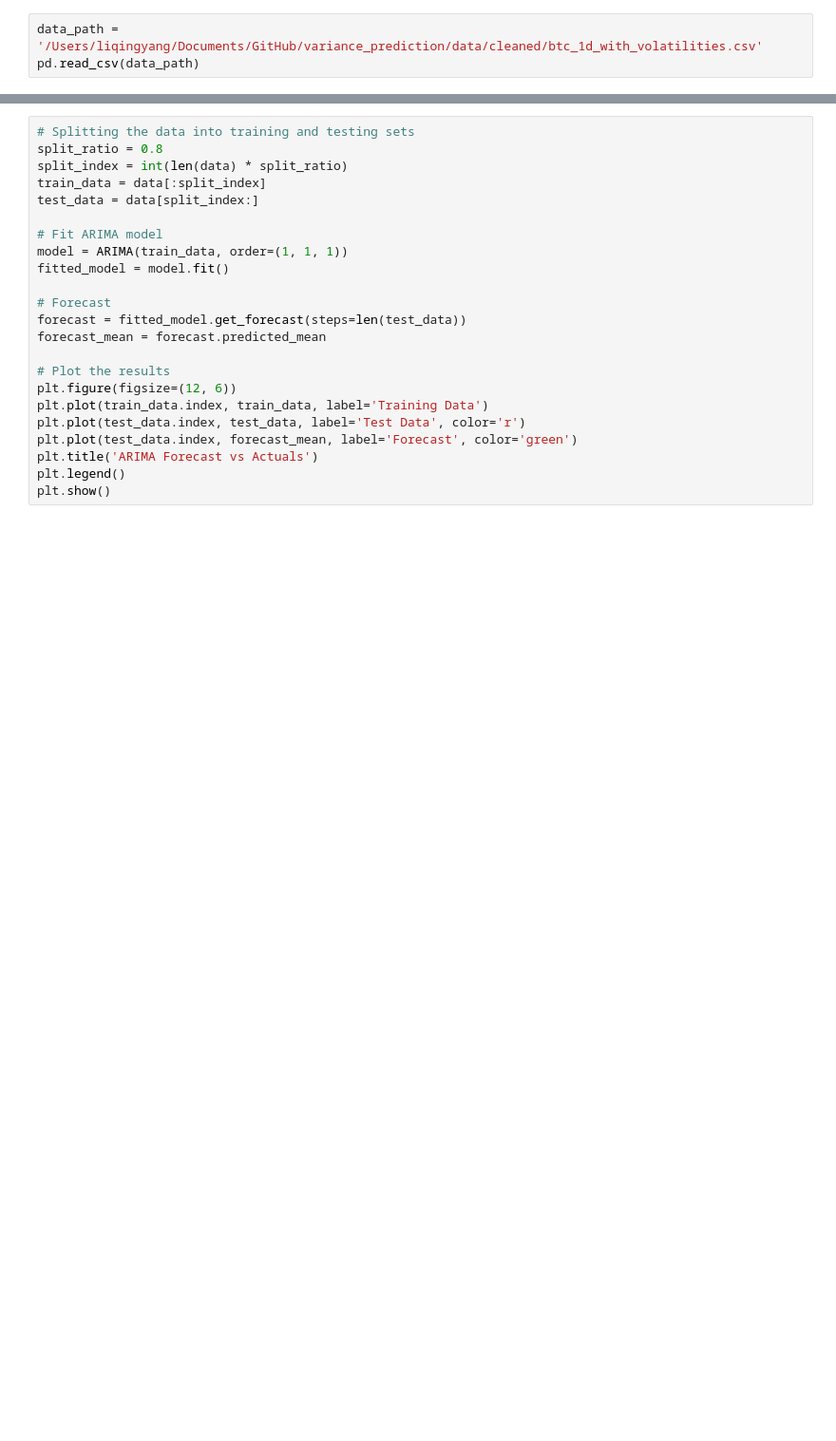
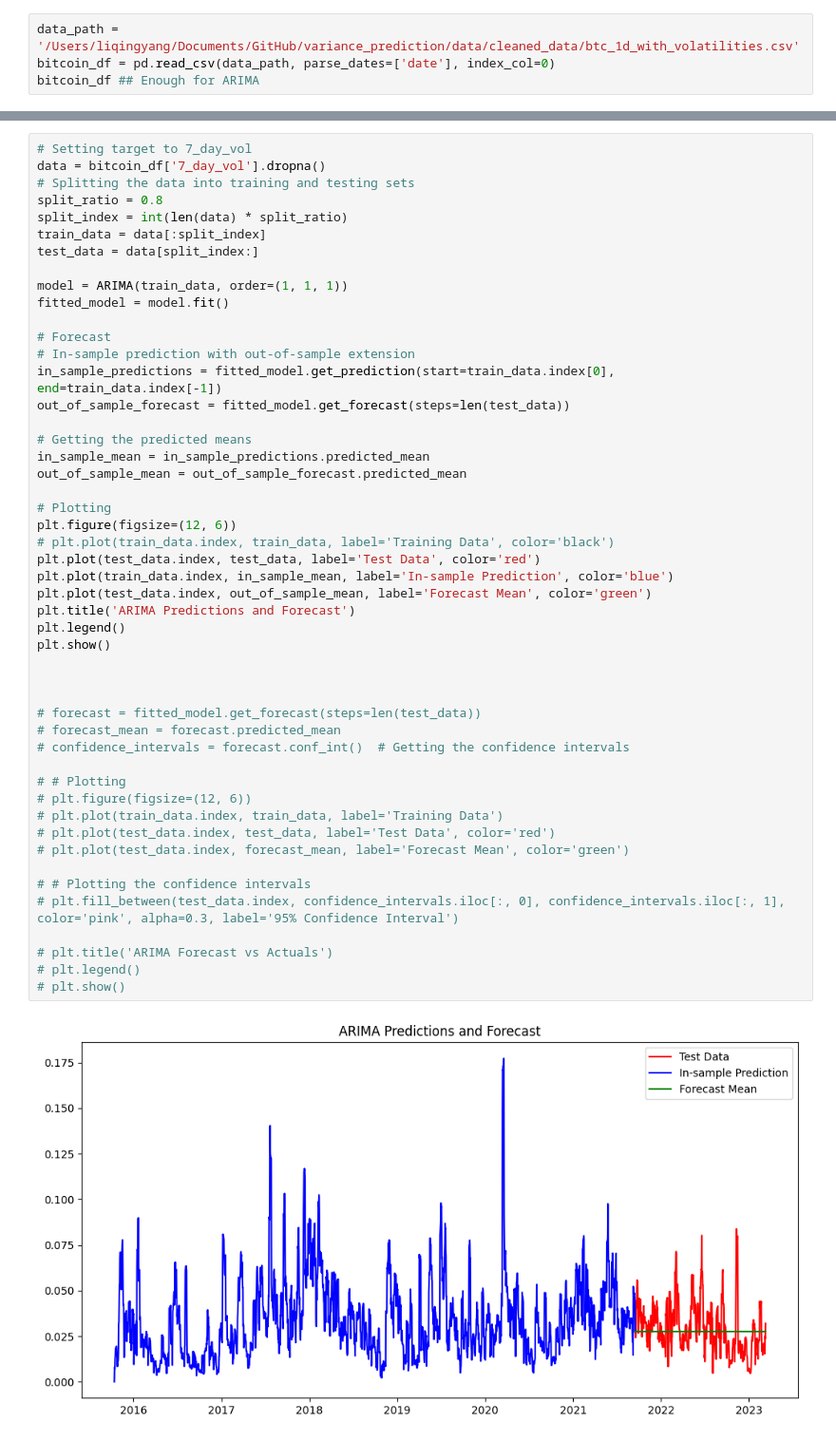
Before and after one commit to frankli073/variance_prediction, a Jupyter notebook: models/arima_and_sarimax.ipynb, the cells around one changed output, grey strips where cells are left out. Shown at 95% size. Saved outputs shown, nothing was run; the diff lists cells and outputs as text; blank space fills up the shorter version.

Commit message:
Upload ARIMA

```diff
--- a/models/arima_and_sarimax.ipynb
+++ b/models/arima_and_sarimax.ipynb
@@ -25,4 +109,5 @@ from pmdarima import auto_arima
 # %%
-data_path = '/Users/liqingyang/Documents/GitHub/variance_prediction/data/cleaned/btc_1d_with_volatilities.csv'
-pd.read_csv(data_path)
+data_path = '/Users/liqingyang/Documents/GitHub/variance_prediction/data/cleaned_data/btc_1d_with_volatilities.csv'
+bitcoin_df = pd.read_csv(data_path, parse_dates=['date'], index_col=0)
+bitcoin_df ## Enough for ARIMA
 # %% [output]
@@ -30,23 +158,51 @@ FileNotFoundError: [Errno 2] No such file or directory: '/Users/liqingyang/Docum
 # %%
+# Setting target to 7_day_vol
+data = bitcoin_df['7_day_vol'].dropna()
 # Splitting the data into training and testing sets
 split_ratio = 0.8
 split_index = int(len(data) * split_ratio)
 train_data = data[:split_index]
 test_data = data[split_index:]
 
-# Fit ARIMA model
 model = ARIMA(train_data, order=(1, 1, 1))
 fitted_model = model.fit()
 
 # Forecast
-forecast = fitted_model.get_forecast(steps=len(test_data))
-forecast_mean = forecast.predicted_mean
+# In-sample prediction with out-of-sample extension
+in_sample_predictions = fitted_model.get_prediction(start=train_data.index[0], end=train_data.index[-1])
+out_of_sample_forecast = fitted_model.get_forecast(steps=len(test_data))
 
-# Plot the results
+# Getting the predicted means
+in_sample_mean = in_sample_predictions.predicted_mean
+out_of_sample_mean = out_of_sample_forecast.predicted_mean
+
+# Plotting
 plt.figure(figsize=(12, 6))
-plt.plot(train_data.index, train_data, label='Training Data')
-plt.plot(test_data.index, test_data, label='Test Data', color='r')
-plt.plot(test_data.index, forecast_mean, label='Forecast', color='green')
-plt.title('ARIMA Forecast vs Actuals')
+# plt.plot(train_data.index, train_data, label='Training Data', color='black')
+plt.plot(test_data.index, test_data, label='Test Data', color='red')
+plt.plot(train_data.index, in_sample_mean, label='In-sample Prediction', color='blue')
+plt.plot(test_data.index, out_of_sample_mean, label='Forecast Mean', color='green')
+plt.title('ARIMA Predictions and Forecast')
 plt.legend()
 plt.show()
+
+
+
+# forecast = fitted_model.get_forecast(steps=len(test_data))
+# forecast_mean = forecast.predicted_mean
+# confidence_intervals = forecast.conf_int()  # Getting the confidence intervals
+
+# # Plotting
+# plt.figure(figsize=(12, 6))
+# plt.plot(train_data.index, train_data, label='Training Data')
+# plt.plot(test_data.index, test_data, label='Test Data', color='red')
+# plt.plot(test_data.index, forecast_mean, label='Forecast Mean', color='green')
+
+# # Plotting the confidence intervals
+# plt.fill_between(test_data.index, confidence_intervals.iloc[:, 0], confidence_intervals.iloc[:, 1], color='pink', alpha=0.3, label='95% Confidence Interval')
+
+# plt.title('ARIMA Forecast vs Actuals')
+# plt.legend()
+# plt.show()
+# %% [output]
+[figure, added]
```
Also changed, not shown: parts of 27 cells of this notebook.
